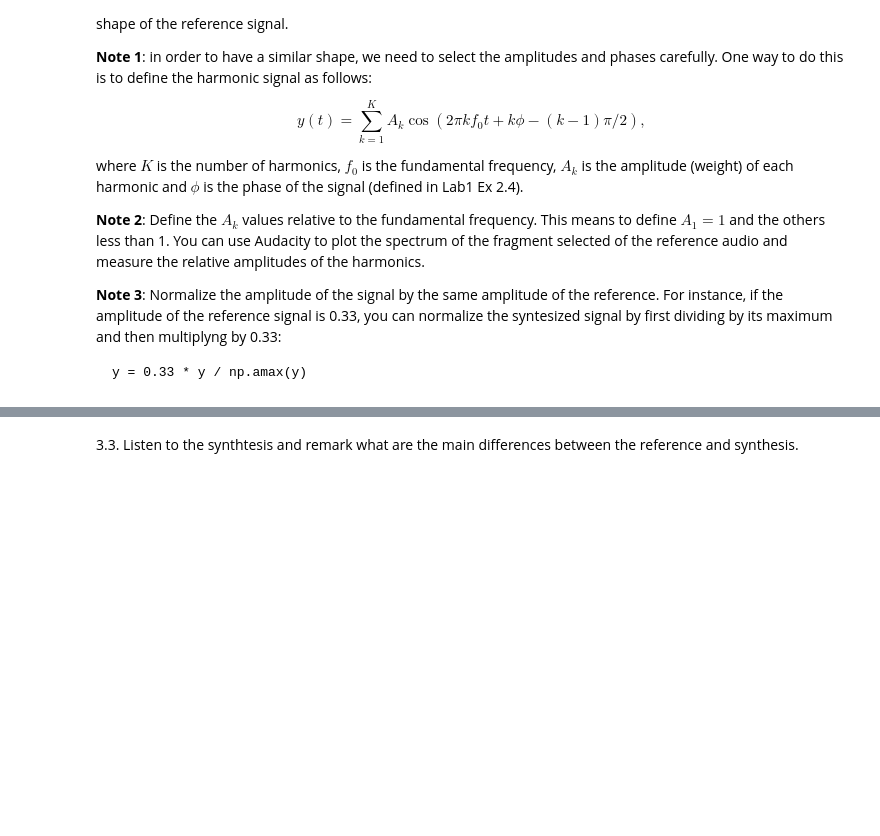
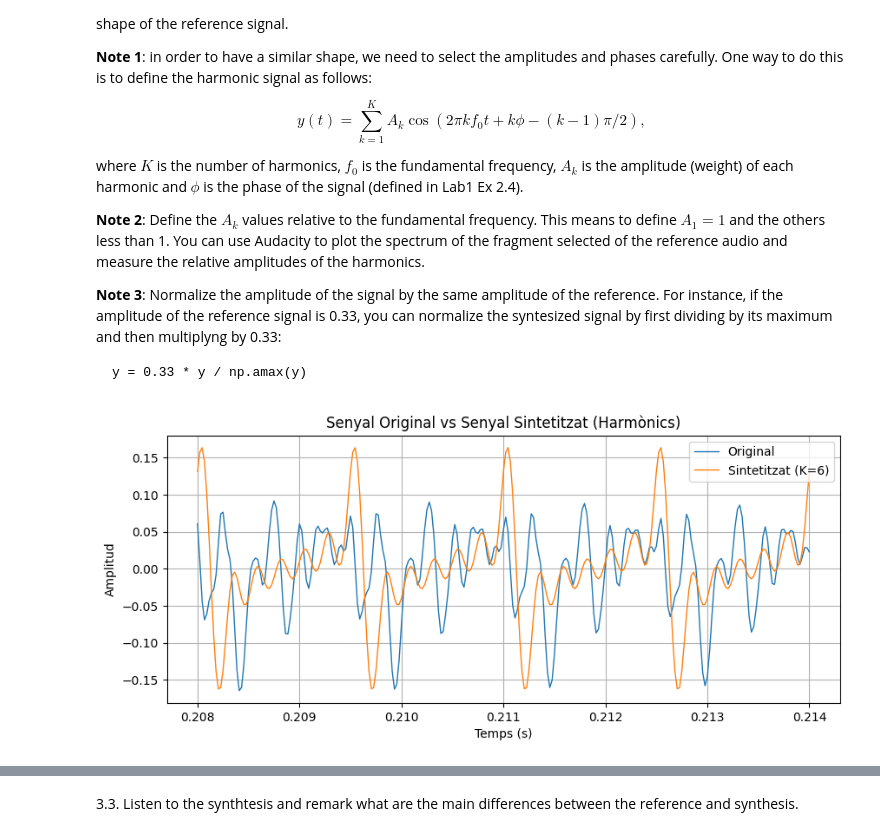
Before and after one commit to bernatnogueras/sis1_group202_bernat, a Jupyter notebook: labs/Lab2.ipynb, the cells around one changed output, grey strips where cells are left out. Drawn from its saved outputs; the diff is of its cells as text; code cells hidden in the pictures; blank space fills up the shorter version.

```diff
--- a/labs/Lab2.ipynb
+++ b/labs/Lab2.ipynb
@@ -122,0 +146,81 @@ y = 0.33 * y / np.amax(y)
+# %%
+import numpy as np
+import matplotlib.pyplot as plt
+from numpy import interp
+
+#Afegim els paràmetres de sempre, tot i que si hem executat tots els passos anteriors no seria necessari
+ref, fs = load_audio(filepath)
+f = 500                             #Freqüència fonamental real
+P = np.pi
+t_start = 0.208
+T = 1/f
+t_end = t_start + 3*T
+t = np.linspace(t_start, t_end, 1000)
+inici = int(t_start * fs)   #Posició inicial dins del vector ref
+final = int(t_end * fs)     #Posició final dins del vector ref
+total = ref[inici:final]    #Fragment del senyal original
+t_original = np.linspace(t_start, t_end, len(total))    #Vector de temps
+
+#Definim k harmònics
+K = 6
+
+#Definim les amplituds relatives a partir de mirar-les a la gràfica de l'activitat 3.1 (Lab2)
+A_rel = np.array([1.0, 0.9, 0.88, 0.86, 0.83, 0.81])
+
+#Creem un array de zeros del mateix tamany de t que omplirem de la suma dels harmònics del senyal sintetizat
+y = np.zeros_like(t)
+#Iterem sobre els harmònics, a cada iteració afageix cada cosinus amb la seva A i P
+for k in range(1, K+1):
+    Ak = A_rel[k-1]     #Agafem l'amplitud relativa
+    P_k = k * phi - (k-1) * np.pi/2 #Calculem la fase de l'harmònic, restem per ajustar la
+                                        #fase de cada harmònic, perquè cada harmònic té una A i f
+    y += Ak * np.cos(2*np.pi * (k * f0) * t + P_k)      #Sumem l'harmònic al senyal
+
+
+ref_max = np.amax(np.abs(total))       #Agafem l'amplitud màxima en absolut de total
+if ref_max == 0:       #Si l'apmplitud és 0, li assignem 1
+   ref_max = 1.0
+
+y = ref_max * y / np.amax(np.abs(y))        #Normalitzem el senyal sintetitzat perquè tingui la mateixa
+                                            #amplitud màxima que el fragment original
+#Ajustem el senyal sintetitzat 'y' perquè coincideixi amb la longitud del fragment original
+y_sintetitzat = interp(t_original, t, y)
+
+#Creem la gràfica final, amb els k harmònics
+plt.figure(figsize=(10,4))      #Augmentem la mida de la gràfica
+plt.plot(t_original, total, label="Original", linewidth=1)     #Dibuixem el senyal original
+plt.plot(t_original, y_sintetitzat, label=f"Sintetitzat (K={K})", linewidth=1) #Dibuixem el senyal sintetitzat
+plt.xlabel("Temps (s)")
+plt.ylabel("Amplitud")
+plt.title("Senyal Original vs Senyal Sintetitzat (Harmònics)")
+plt.legend()
+plt.grid(True)
+plt.show()
+
+
+#Evolució dels harmònics
+plt.figure(figsize=(12, 2.2 * K))       #Creem una figura amb k gràfiques
+y_parcial = np.zeros_like(t)    #Creem un array de zeros del mateix tamany de t que omplirem de la suma
+                                #dels harmònics del senyal sintetizat
+for k in range(1, K+1):         #Iterem sobre els harmònics
+    Ak = A_rel[k-1]             #Definim l'amplitud
+    P_k = k * phi - (k-1) * np.pi/2     #Definim la fase
+    y_parcial += Ak * np.cos(2*np.pi * (k * f0) * t + P_k)  #Sumem l'harmònic al senyal
+    y_normalitzat = ref_max * y_parcial / np.amax(np.abs(y_parcial))  #Normalitzem el senyal sintetitzat
+                                        #perquè tingui la mateixa amplitud màxima que el fragment original
+    y_parcial_sintetitzat = interp(t_original, t, y_normalitzat)   #Ajustem el senyal sintetitzat 'y' perquè
+                                                    #coincideixi amb la longitud del fragment original
+
+    ax = plt.subplot(K, 1, k)           #Crea la sub-gràfica k
+    ax.plot(t_original, total, label="Originak", linewidth=0.8)      #Dibuixem senyal original
+    ax.plot(t_original, y_parcial_sintetitzat, label=f"Sintetitzat amb k={k}", linewidth=0.9)    #Dibuixem el senyal sintetitzat
+    ax.set_ylabel("Amplitud")
+    ax.set_xlabel("Temps (s)")
+    ax.legend(loc='upper right', fontsize='small')
+    ax.grid(True)
+
+plt.suptitle("Evolució afegint harmònics")
+plt.tight_layout(rect=[0, 0.03, 1, 0.95])
+plt.show()
+# %% [output]
+[figure, added]
```
Also changed, not shown: parts of 6 cells of this notebook.
